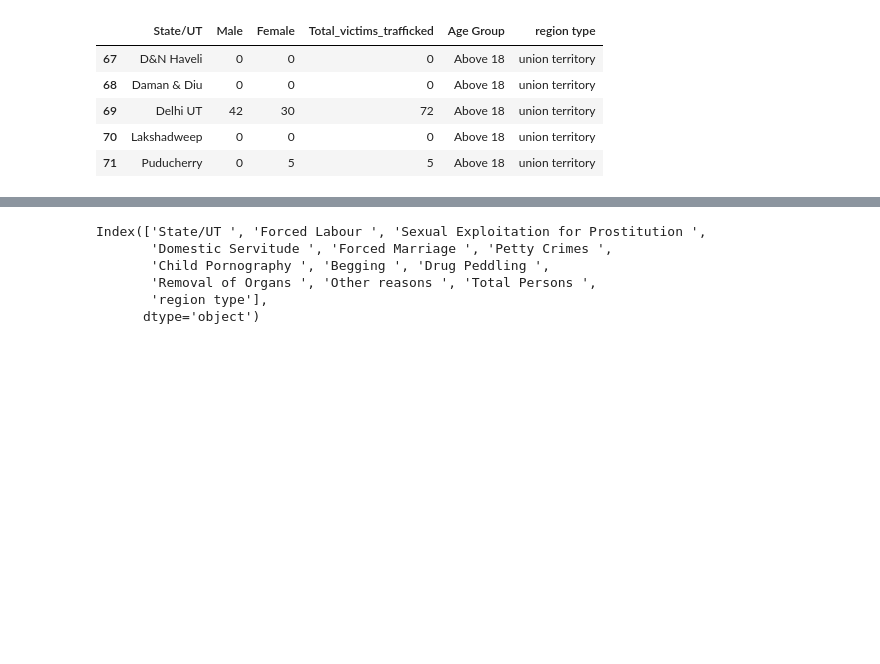
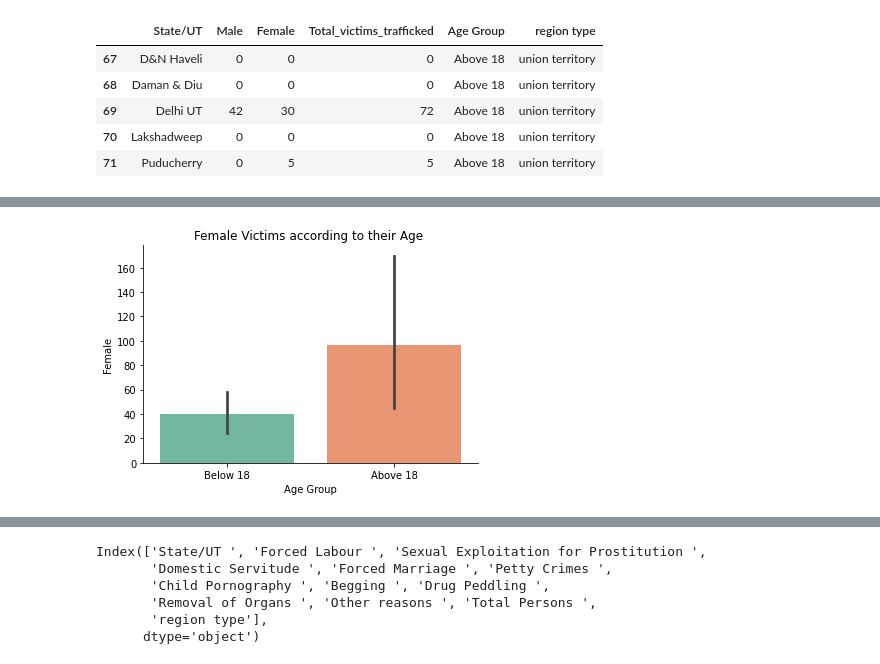
Before and after one commit to Emjeeey/ITBA-3205_FoodHacks, a Jupyter notebook: 404_Final_Project.ipynb, the cells around one changed output, grey strips where cells are left out. Drawn from its saved outputs; the diff is of its cells as text; code cells hidden in the pictures; blank space fills up the shorter version.

```diff
--- a/404_Final_Project.ipynb
+++ b/404_Final_Project.ipynb
@@ -108,0 +128,8 @@ sns.relplot(x="Male", y="Female", hue="Age Group", data=CleanVT)
+# %%
+sns.set_palette('Set2')
+sns.barplot(x='Age Group', y= 'Female', data= CleanVT)
+
+plt.title("Female Victims according to their Age ")
+sns.despine()
+# %% [output]
+[figure, added]
```
Also changed, not shown: parts of 35 cells of this notebook.
